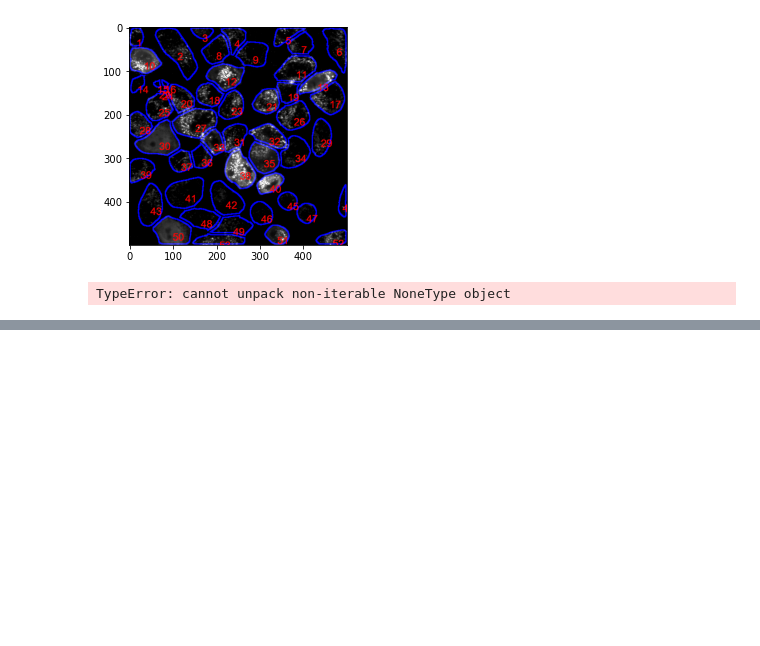
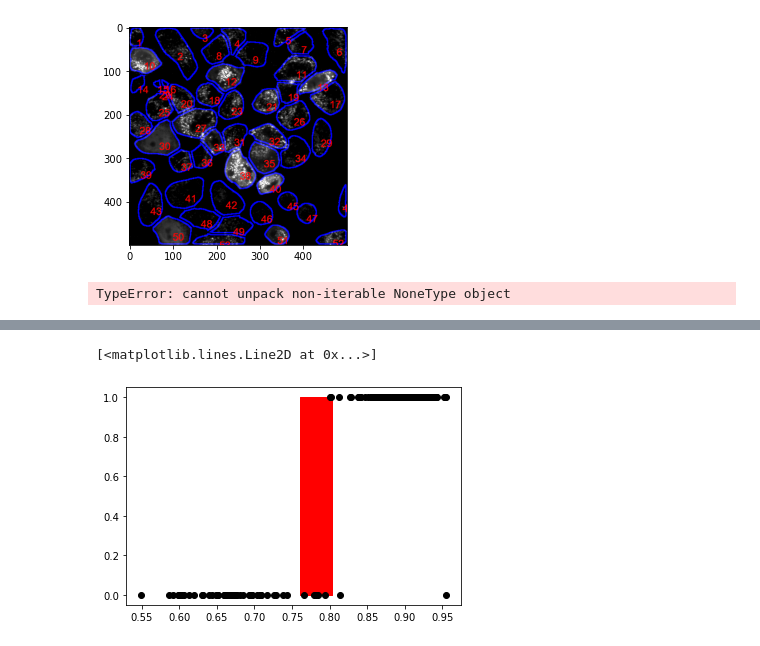
Before and after one commit to gkanfer/deploy_AIPS, a Jupyter notebook: BayesTraining/seeborn histogram.ipynb, the cells around one changed output, grey strips where cells are left out. Cells and saved outputs as stored; diff of their text form; code cells hidden in the pictures; blank space fills up the shorter version.

```diff
--- a/BayesTraining/seeborn histogram.ipynb
+++ b/BayesTraining/seeborn histogram.ipynb
@@ -189,0 +266,7 @@ TypeError: cannot unpack non-iterable NoneType object
+# %%
+bd_hdi = pm.hdi(trace['bd'])
+plt.fill_betweenx([0,1],bd_hdi[0],bd_hdi[1], color = 'r')
+plt.plot(rate,y_0,'o',color = 'k')
+# %% [output]
+[<matplotlib.lines.Line2D at 0x...>]
+[figure, added]
```
Also changed, not shown: parts of 17 cells of this notebook, 18 other files.
